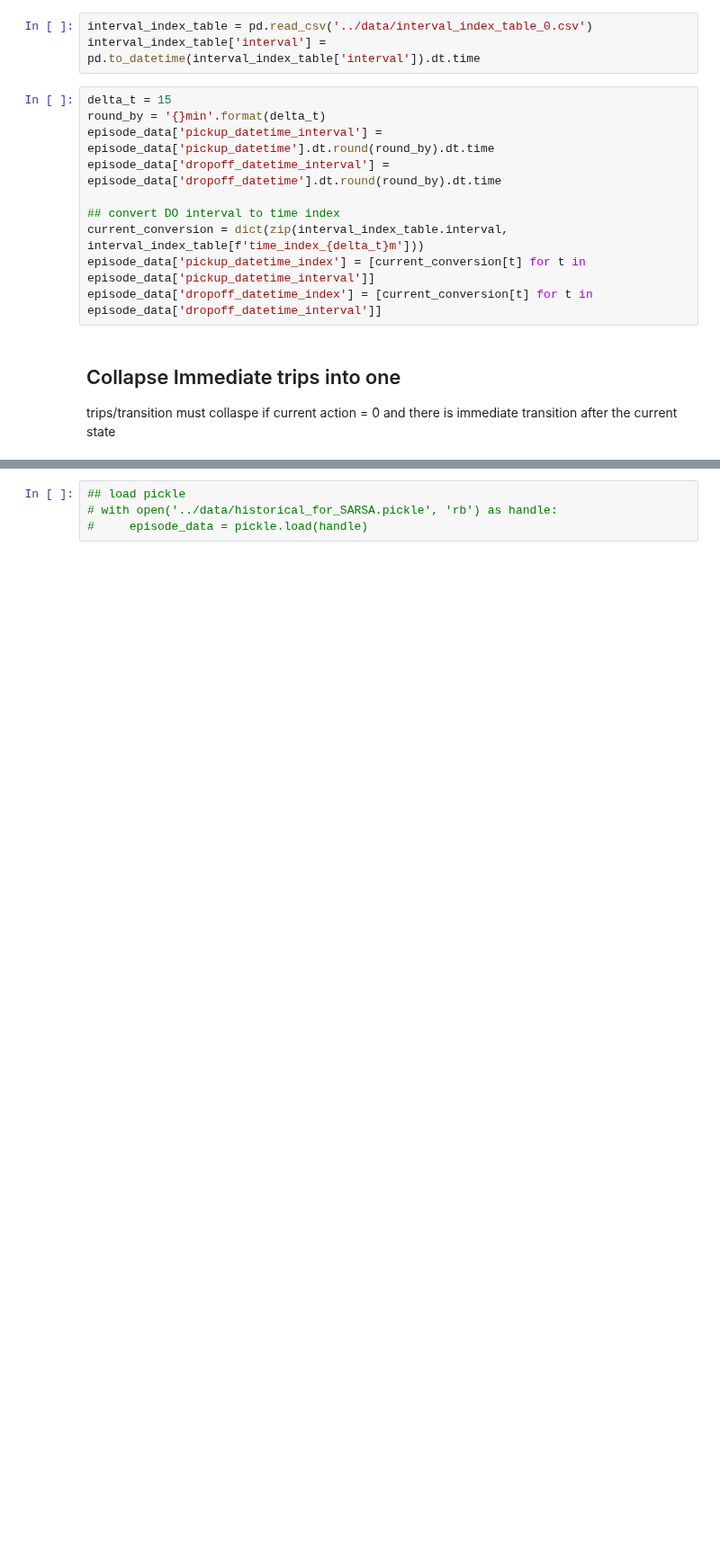
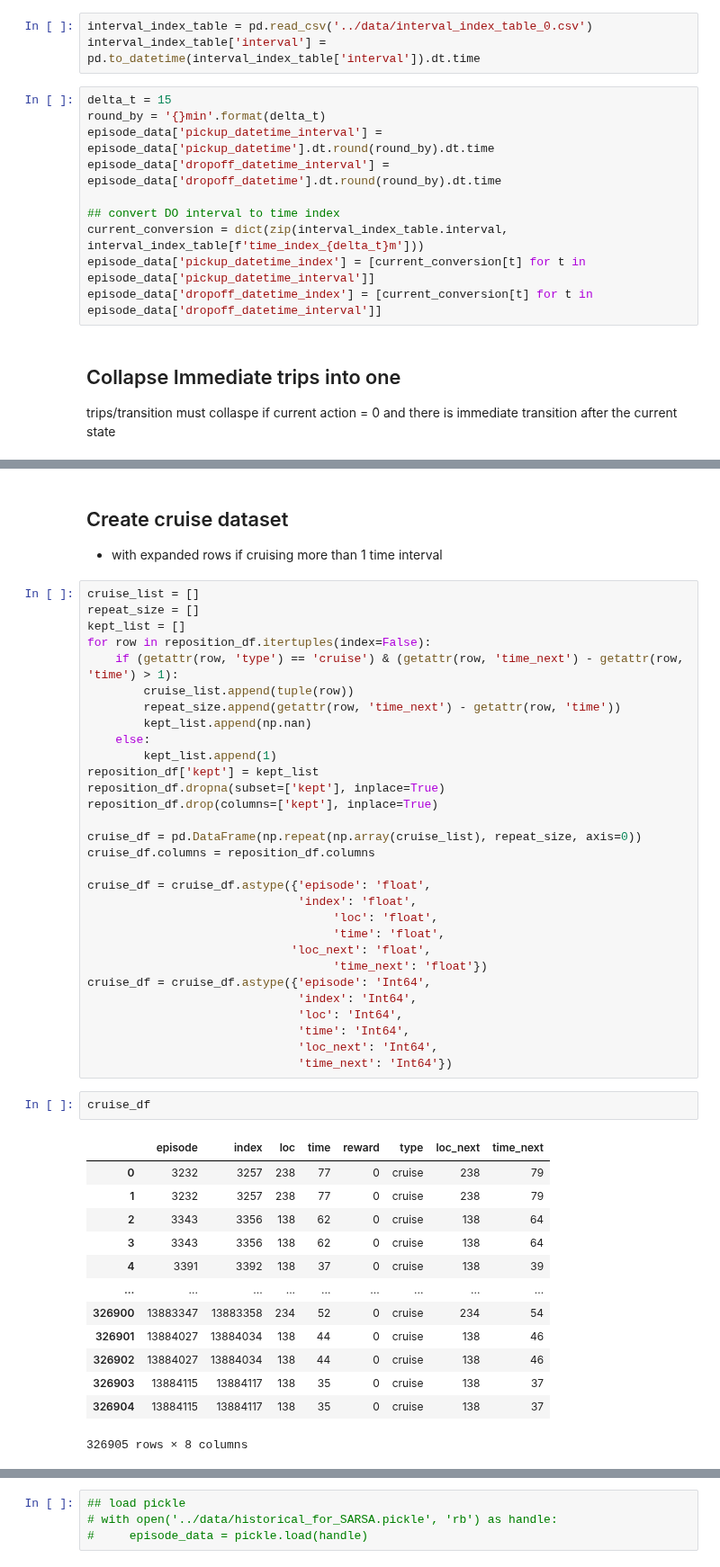
Before and after one commit to skyetim/didi-vehicle-repositioning-strategy, a Jupyter notebook: notebooks/compute_SARSA_episode.ipynb, the cells around one changed output, grey strips where cells are left out. Shown at 90% size. Drawn from its saved outputs; the diff is of its cells as text; blank space fills up the shorter version.

```diff
--- a/notebooks/compute_SARSA_episode.ipynb
+++ b/notebooks/compute_SARSA_episode.ipynb
@@ -122,0 +212,50 @@ episode_data.shape
+# %% [markdown]
+## Create cruise dataset
+
+* with expanded rows if cruising more than 1 time interval
+# %%
+cruise_list = []
+repeat_size = []
+kept_list = []
+for row in reposition_df.itertuples(index=False):
+    if (getattr(row, 'type') == 'cruise') & (getattr(row, 'time_next') - getattr(row, 'time') > 1):
+        cruise_list.append(tuple(row))
+        repeat_size.append(getattr(row, 'time_next') - getattr(row, 'time'))
+        kept_list.append(np.nan)
+    else:
+        kept_list.append(1)
+reposition_df['kept'] = kept_list
+reposition_df.dropna(subset=['kept'], inplace=True)
+reposition_df.drop(columns=['kept'], inplace=True)
+
+cruise_df = pd.DataFrame(np.repeat(np.array(cruise_list), repeat_size, axis=0))
+cruise_df.columns = reposition_df.columns
+
+cruise_df = cruise_df.astype({'episode': 'float',
+                              'index': 'float',
+                                   'loc': 'float',
+                                   'time': 'float',
+                             'loc_next': 'float',
+                                   'time_next': 'float'})
+cruise_df = cruise_df.astype({'episode': 'Int64',
+                              'index': 'Int64',
+                              'loc': 'Int64',
+                              'time': 'Int64',
+                              'loc_next': 'Int64',
+                              'time_next': 'Int64'})
+# %%
+cruise_df
+# %% [output]
+|  | episode | index | loc | time | reward | type | loc_next | time_next |
+| 0 | 3232 | 3257 | 238 | 77 | 0 | cruise | 238 | 79 |
+| 1 | 3232 | 3257 | 238 | 77 | 0 | cruise | 238 | 79 |
+| 2 | 3343 | 3356 | 138 | 62 | 0 | cruise | 138 | 64 |
+| 3 | 3343 | 3356 | 138 | 62 | 0 | cruise | 138 | 64 |
+| 4 | 3391 | 3392 | 138 | 37 | 0 | cruise | 138 | 39 |
+| ... | ... | ... | ... | ... | ... | ... | ... | ... |
+| 326900 | 13883347 | 13883358 | 234 | 52 | 0 | cruise | 234 | 54 |
+| 326901 | 13884027 | 13884034 | 138 | 44 | 0 | cruise | 138 | 46 |
+| 326902 | 13884027 | 13884034 | 138 | 44 | 0 | cruise | 138 | 46 |
+| 326903 | 13884115 | 13884117 | 138 | 35 | 0 | cruise | 138 | 37 |
+| 326904 | 13884115 | 13884117 | 138 | 35 | 0 | cruise | 138 | 37 |
+326905 rows × 8 columns
```
Also changed, not shown: parts of 42 cells of this notebook.
